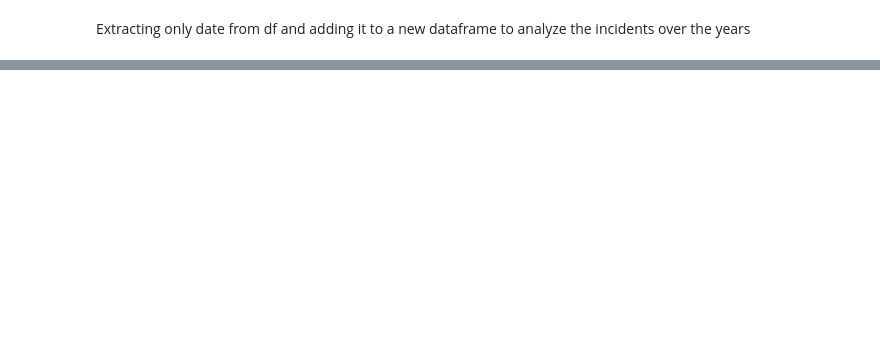
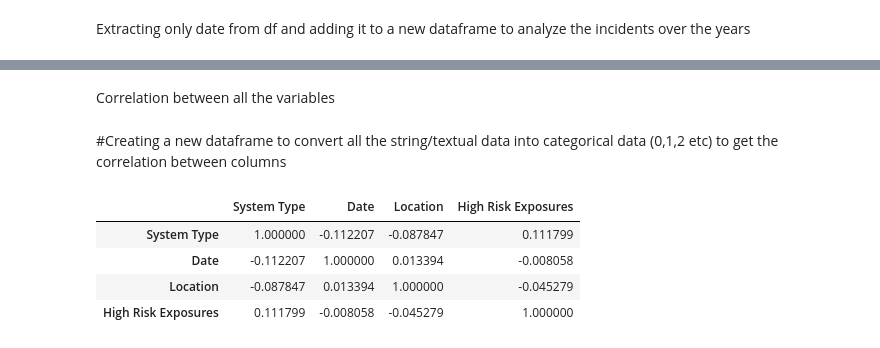
Before and after one commit to mcrepssdi/SafetyNLP, a Jupyter notebook: highrisk_analysis.ipynb, the cells around one changed output, grey strips where cells are left out. Saved outputs shown, nothing was run; the diff lists cells and outputs as text; code cells hidden in the pictures; blank space fills up the shorter version.

Commit message:
Renamed few variables, plotted correlation

```diff
--- a/highrisk_analysis.ipynb
+++ b/highrisk_analysis.ipynb
@@ -301,0 +338,3 @@ fig.autofmt_xdate()
+# %%
+new_df = df.drop('Record No.', axis=1)
+new_df.info()
@@ -301,0 +355,16 @@ fig.autofmt_xdate()
+# %% [markdown]
+Correlation between all the variables
+# %% [markdown]
+#Creating a new dataframe to convert all the string/textual data into categorical data (0,1,2 etc) to get the correlation between columns
+# %%
+new_df['System Type']= new_df['System Type'].astype('category').cat.codes
+new_df['Date']= new_df['Date'].astype('category').cat.codes
+new_df['Location']= new_df['Location'].astype('category').cat.codes
+new_df['High Risk Exposures']= new_df['High Risk Exposures'].astype('category').cat.codes
+new_df.corr()
+# %% [output]
+|  | System Type | Date | Location | High Risk Exposures |
+| System Type | 1.000000 | -0.112207 | -0.087847 | 0.111799 |
+| Date | -0.112207 | 1.000000 | 0.013394 | -0.008058 |
+| Location | -0.087847 | 0.013394 | 1.000000 | -0.045279 |
+| High Risk Exposures | 0.111799 | -0.008058 | -0.045279 | 1.000000 |
```
Also changed, not shown: parts of 23 cells of this notebook.
